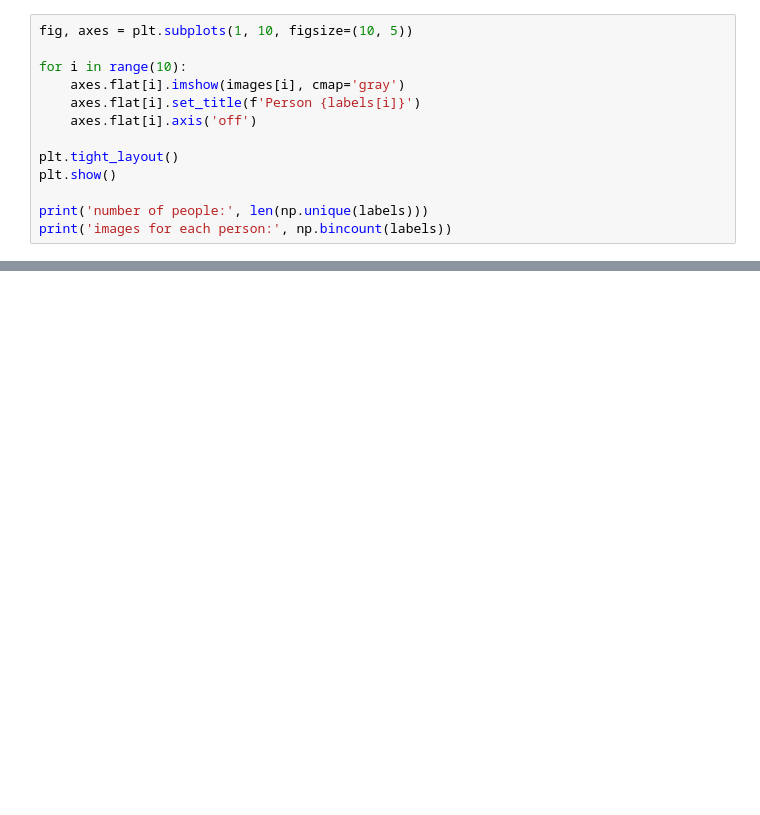
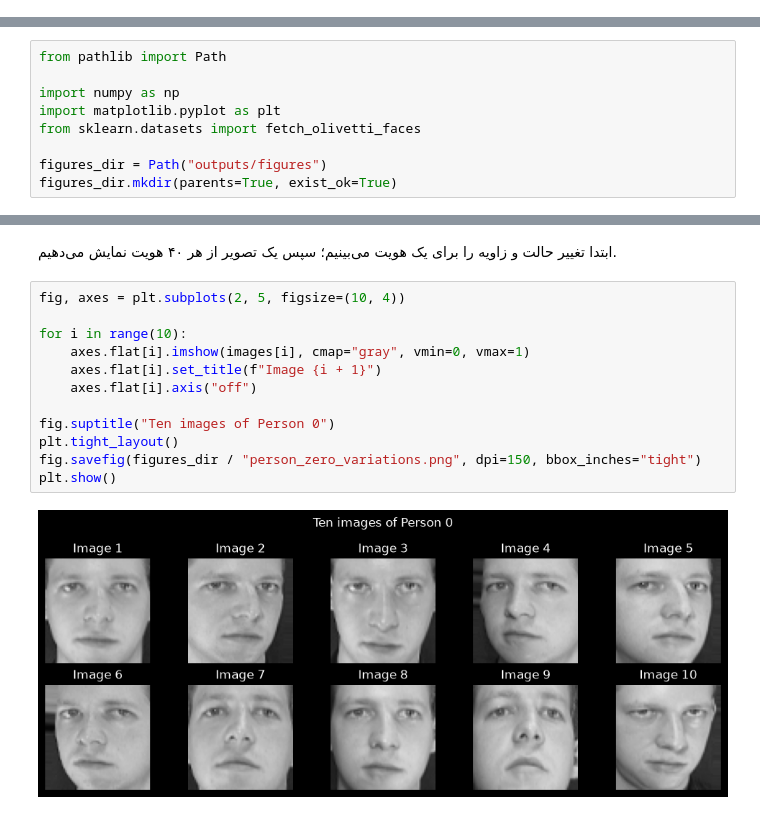
Before and after one commit to yasaman1994/eigenfaces-from-scratch, a Jupyter notebook: eigenfaces_from_scratch.ipynb, the cells around one changed output, grey strips where cells are left out. Cells and saved outputs as stored; diff of their text form; blank space fills up the shorter version.

```diff
--- a/eigenfaces_from_scratch.ipynb
+++ b/eigenfaces_from_scratch.ipynb
@@ -21,13 +0,0 @@ print(f"faces.images.shape: {faces.images.shape},\nfaces.data.shape: {faces.data
-# %%
-fig, axes = plt.subplots(1, 10, figsize=(10, 5))
-
-for i in range(10):
-    axes.flat[i].imshow(images[i], cmap='gray')
-    axes.flat[i].set_title(f'Person {labels[i]}')
-    axes.flat[i].axis('off')
-
-plt.tight_layout()
-plt.show()
-
-print('number of people:', len(np.unique(labels)))
-print('images for each person:', np.bincount(labels))
@@ -270,0 +20,9 @@ plt.show()
+# %%
+from pathlib import Path
+
+import numpy as np
+import matplotlib.pyplot as plt
+from sklearn.datasets import fetch_olivetti_faces
+
+figures_dir = Path("outputs/figures")
+figures_dir.mkdir(parents=True, exist_ok=True)
@@ -270,0 +46,16 @@ plt.show()
+# %% [markdown]
+ابتدا تغییر حالت و زاویه را برای یک هویت می‌بینیم؛ سپس یک تصویر از هر ۴۰ هویت نمایش می‌دهیم.
+# %%
+fig, axes = plt.subplots(2, 5, figsize=(10, 4))
+
+for i in range(10):
+    axes.flat[i].imshow(images[i], cmap="gray", vmin=0, vmax=1)
+    axes.flat[i].set_title(f"Image {i + 1}")
+    axes.flat[i].axis("off")
+
+fig.suptitle("Ten images of Person 0")
+plt.tight_layout()
+fig.savefig(figures_dir / "person_zero_variations.png", dpi=150, bbox_inches="tight")
+plt.show()
+# %% [output]
+[figure, added]
```
Also changed, not shown: parts of 72 cells of this notebook, 17 other files.
